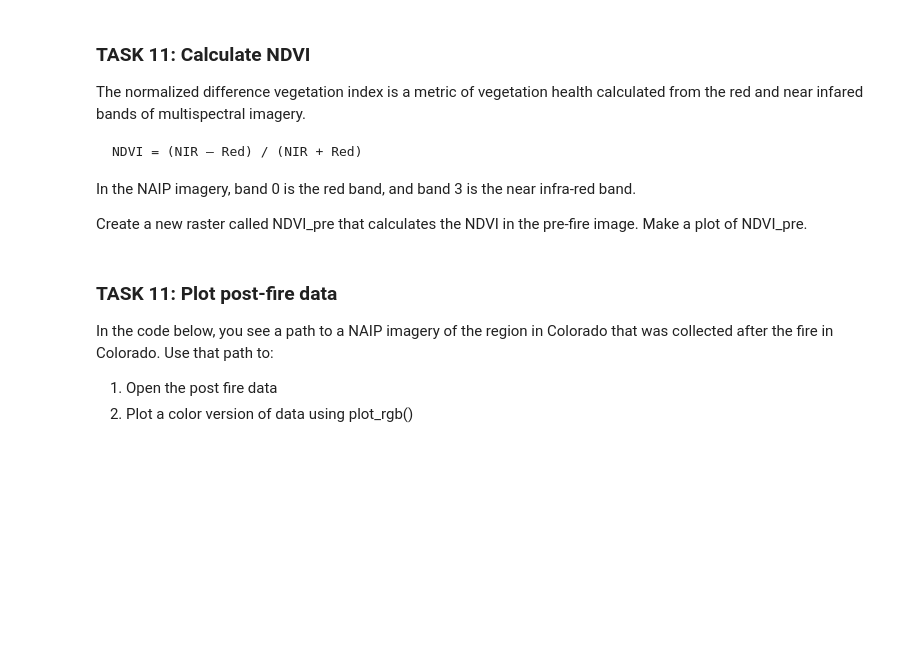
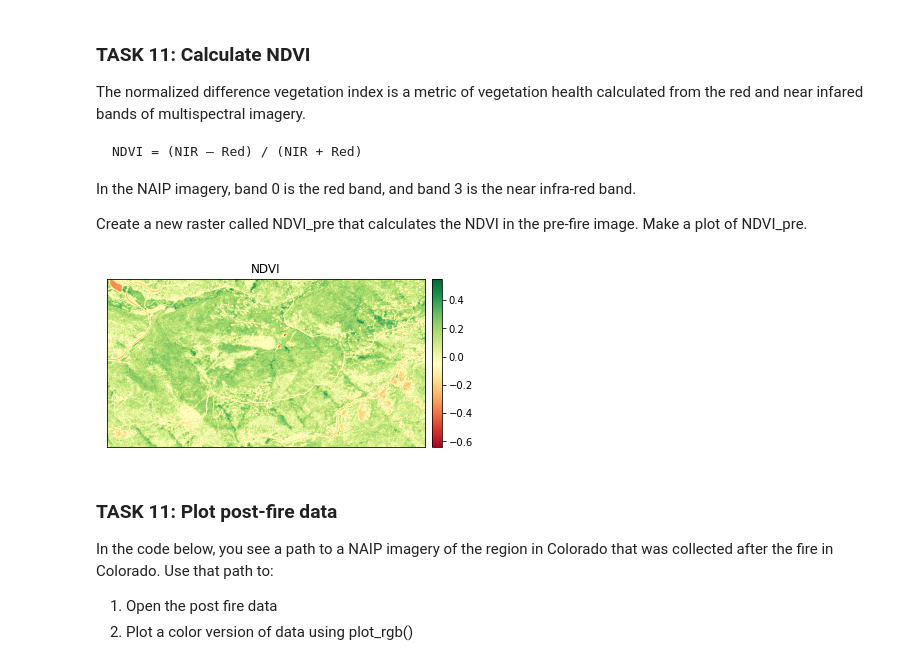
Before and after one commit to sbhsa1990/EnvDatSci22, a Jupyter notebook: CodeSprints/RasterData101_solutions.ipynb, the cells around one changed output. Cells and saved outputs as stored; diff of their text form; code cells hidden in the pictures; blank space fills up the shorter version.

```diff
--- a/CodeSprints/RasterData101_solutions.ipynb
+++ b/CodeSprints/RasterData101_solutions.ipynb
@@ -457,3 +587,5 @@ red_pre_fire=naip_pre_fire[0]
 NIR_pre_fire=naip_pre_fire[3]
 
 # Task 11: create NDVI_pre
+
+NDVI_pre = (NIR_pre_fire-red_pre_fire)/(NIR_pre_fire+red_pre_fire)
@@ -462,3 +592,14 @@ NIR_pre_fire=naip_pre_fire[3]
+# %%
+#Task 11: plot NDVI_pre
+fig, ax = plt.subplots(figsize=(6,6))
+ep.plot_bands(NDVI_pre,
+               ax=ax,
+               cmap='RdYlGn',
+               title="NDVI",
+               scale=False)
+plt.show()
+# %% [output]
+[figure, added]
 # %% [markdown]
 ### TASK 11: Plot post-fire data
 In the code below, you see a path to a NAIP imagery of the region in Colorado that was collected after the fire in Colorado. Use that path to:
```
Also changed, not shown: parts of 45 cells of this notebook.
